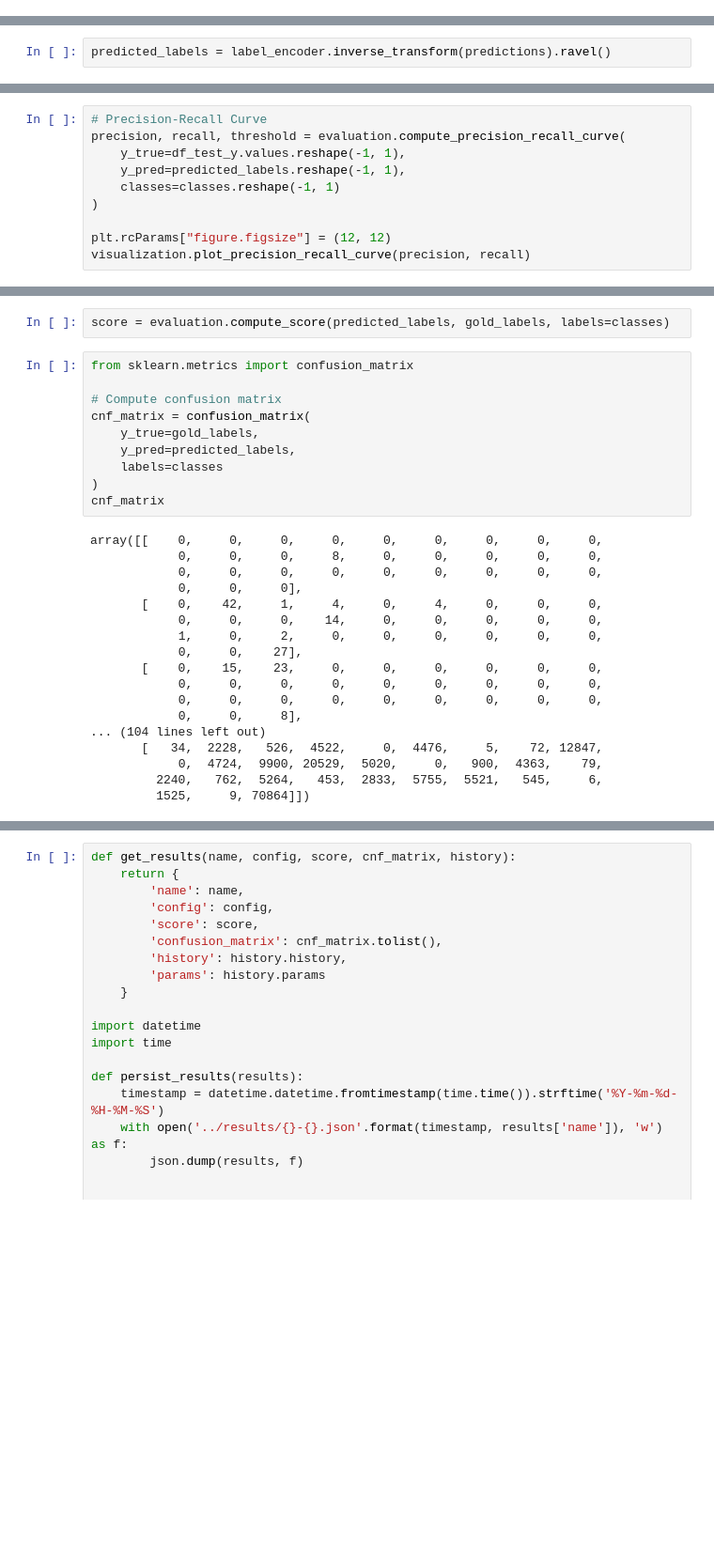
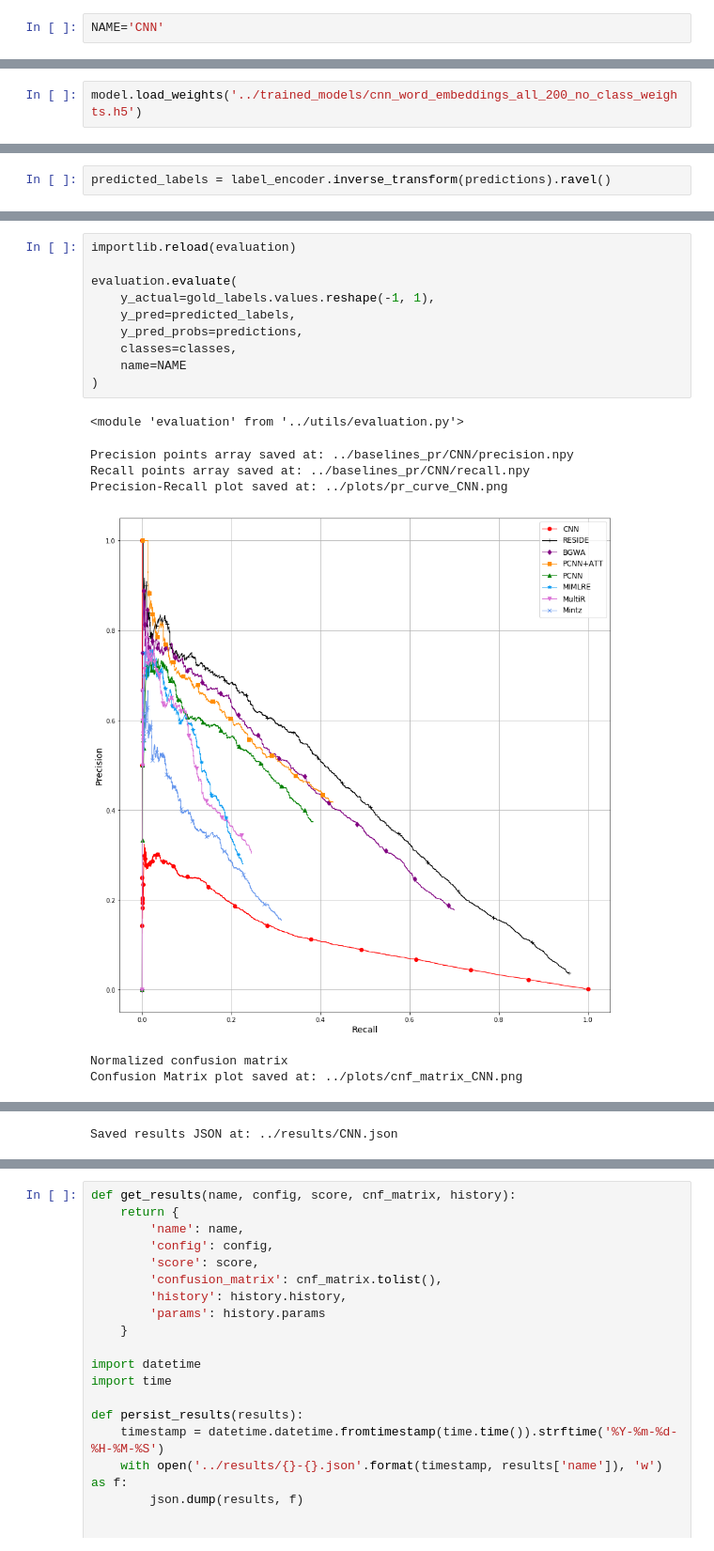
Before and after one commit to antonpetkoff/relation-extraction, a Jupyter notebook: notebooks/cnn_word_embeddings_all.ipynb, the cells around one changed output, grey strips where cells are left out. Shown at 94% size. Saved outputs shown, nothing was run; the diff lists cells and outputs as text; blank space fills up the shorter version.

Commit message:
Evaluate CNN without class weights

```diff
--- a/notebooks/cnn_word_embeddings_all.ipynb
+++ b/notebooks/cnn_word_embeddings_all.ipynb
@@ -20,6 +20,8 @@ import evaluation
 
 sys.path.insert(0, '../models')
 import log_reg_word_embeddings
+# %%
+NAME='CNN'
 # %%
 np.random.seed(42)
 # %%
@@ -340,3 +335,5 @@ ImportError: Failed to import pydot. You must install pydot and graphviz for `py
+# %%
+model.load_weights('../trained_models/cnn_word_embeddings_all_200_no_class_weights.h5')
 # %%
 train_sequences = tokenizer.texts_to_sequences(df_train_x['sentence'])
 # %%
@@ -455,13 +446,3 @@ Counter({'/people/person/place_of_birth': 162,
          '/business/company/advisors': 8,
          '/location/br_state/capital': 2,
          'NA': 166002})
-# %%
-# Precision-Recall Curve
-precision, recall, threshold = evaluation.compute_precision_recall_curve(
-    y_true=df_test_y.values.reshape(-1, 1),
-    y_pred=predicted_labels.reshape(-1, 1),
-    classes=classes.reshape(-1, 1)
-)
-
-plt.rcParams["figure.figsize"] = (12, 12)
-visualization.plot_precision_recall_curve(precision, recall)
@@ -471,30 +449,18 @@ visualization.plot_precision_recall_curve(precision, recall)
-# %%
-score = evaluation.compute_score(predicted_labels, gold_labels, labels=classes)
-# %%
-from sklearn.metrics import confusion_matrix
-
-# Compute confusion matrix
-cnf_matrix = confusion_matrix(
-    y_true=gold_labels,
-    y_pred=predicted_labels,
-    labels=classes
-)
-cnf_matrix
-# %% [output]
-array([[    0,     0,     0,     0,     0,     0,     0,     0,     0,
-            0,     0,     0,     8,     0,     0,     0,     0,     0,
-            0,     0,     0,     0,     0,     0,     0,     0,     0,
-            0,     0,     0],
-       [    0,    42,     1,     4,     0,     4,     0,     0,     0,
-            0,     0,     0,    14,     0,     0,     0,     0,     0,
-            1,     0,     2,     0,     0,     0,     0,     0,     0,
-            0,     0,    27],
-       [    0,    15,    23,     0,     0,     0,     0,     0,     0,
-            0,     0,     0,     0,     0,     0,     0,     0,     0,
-            0,     0,     0,     0,     0,     0,     0,     0,     0,
-            0,     0,     8],
-... (104 lines left out)
-       [   34,  2228,   526,  4522,     0,  4476,     5,    72, 12847,
-            0,  4724,  9900, 20529,  5020,     0,   900,  4363,    79,
-         2240,   762,  5264,   453,  2833,  5755,  5521,   545,     6,
-         1525,     9, 70864]])
+# %%
+importlib.reload(evaluation)
+
+evaluation.evaluate(
+    y_actual=gold_labels.values.reshape(-1, 1),
+    y_pred=predicted_labels,
+    y_pred_probs=predictions,
+    classes=classes,
+    name=NAME
+)
+# %% [output]
+<module 'evaluation' from '../utils/evaluation.py'>
+Precision points array saved at: ../baselines_pr/CNN/precision.npy
+Recall points array saved at: ../baselines_pr/CNN/recall.npy
+Precision-Recall plot saved at: ../plots/pr_curve_CNN.png
+[figure, added]
+Normalized confusion matrix
+Confusion Matrix plot saved at: ../plots/cnf_matrix_CNN.png
@@ -500,0 +468 @@ array([[    0,     0,     0,     0,     0,     0,     0,     0,     0,
+Saved results JSON at: ../results/CNN.json
```
Also changed, not shown: parts of 8 cells of this notebook, 5 other files.
